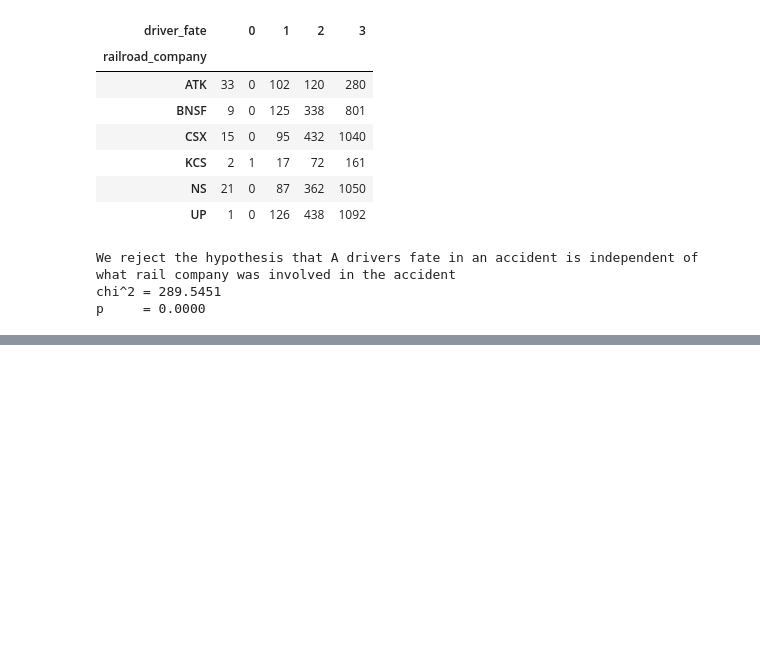
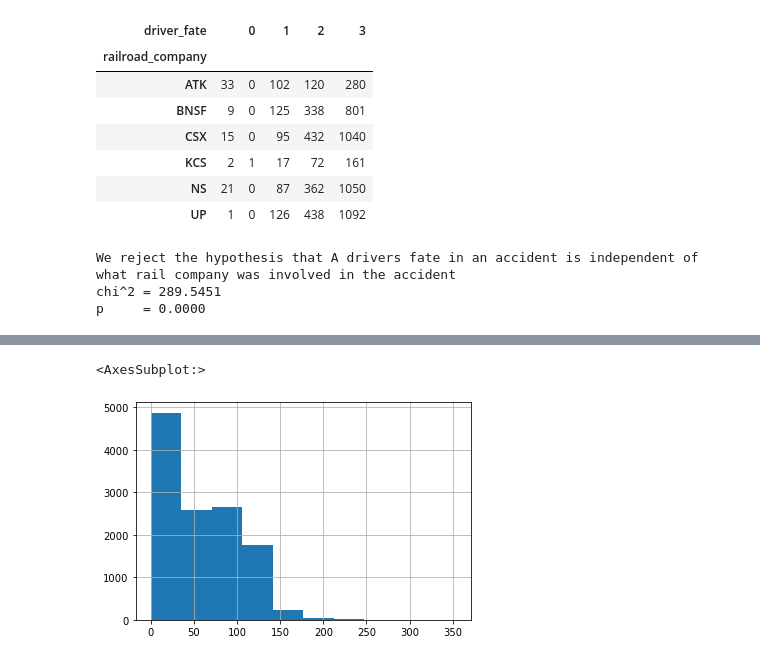
Before and after one commit to OTR-Capstone/Off_The_Rails, a Jupyter notebook: david_folder/explore_hwy_sandbox.ipynb, the cells around one changed output, grey strips where cells are left out. Drawn from its saved outputs; the diff is of its cells as text; code cells hidden in the pictures; blank space fills up the shorter version.

```diff
--- a/david_folder/explore_hwy_sandbox.ipynb
+++ b/david_folder/explore_hwy_sandbox.ipynb
@@ -669,0 +756,5 @@ p     = 0.0000
+# %%
+df.railcar_quantity.hist()
+# %% [output]
+<AxesSubplot:>
+[figure, added]
```
Also changed, not shown: parts of 15 cells of this notebook.
